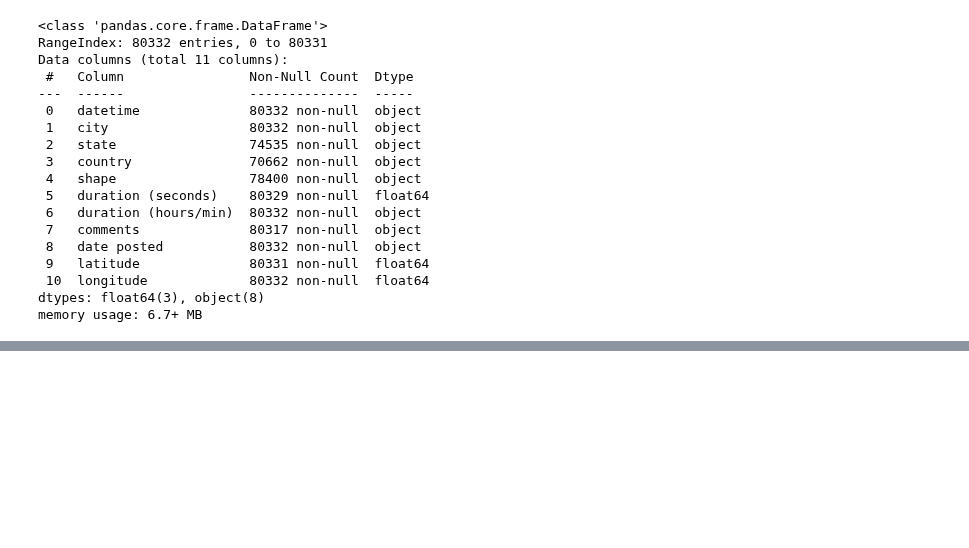
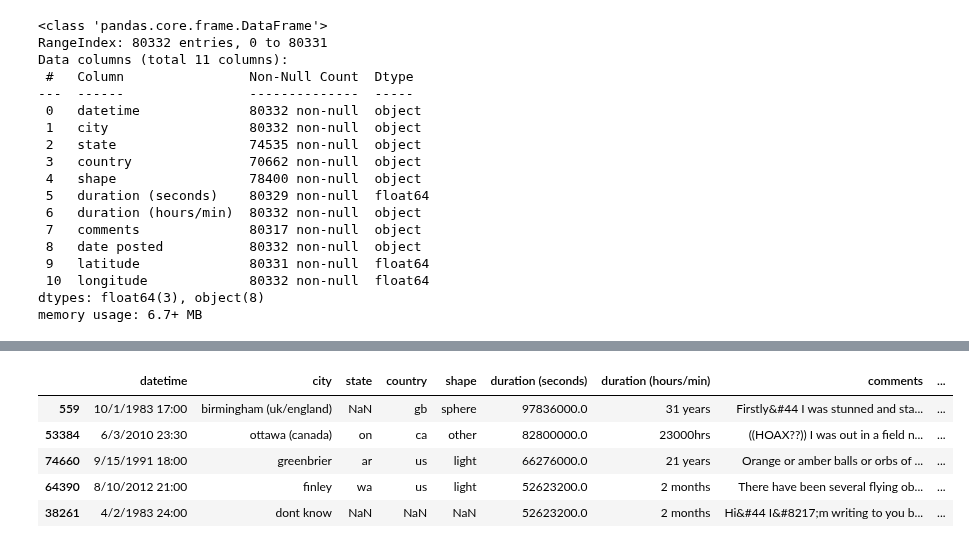
Before and after one commit to DavoodSZ1993/Python_Tutorial, a Jupyter notebook: pandas_tutorial.ipynb, the cells around one changed output, grey strips where cells are left out. Saved outputs shown, nothing was run; the diff lists cells and outputs as text; code cells hidden in the pictures; blank space fills up the shorter version.

```diff
--- a/pandas_tutorial.ipynb
+++ b/pandas_tutorial.ipynb
@@ -172,0 +185,10 @@ memory usage: 6.7+ MB
+# %%
+df = df.sort_values(['duration (seconds)', 'latitude'], ascending=False)
+df.head()
+# %% [output]
+|  | datetime | city | state | country | shape | duration (seconds) | duration (hours/min) | comments | ... |
+| 559 | 10/1/1983 17:00 | birmingham (uk/england) | NaN | gb | sphere | 97836000.0 | 31 years | Firstly&#44 I was stunned and sta... | ... |
+| 53384 | 6/3/2010 23:30 | ottawa (canada) | on | ca | other | 82800000.0 | 23000hrs | ((HOAX??)) I was out in a field n... | ... |
+| 74660 | 9/15/1991 18:00 | greenbrier | ar | us | light | 66276000.0 | 21 years | Orange or amber balls or orbs of ... | ... |
+| 64390 | 8/10/2012 21:00 | finley | wa | us | light | 52623200.0 | 2 months | There have been several flying ob... | ... |
+| 38261 | 4/2/1983 24:00 | dont know | NaN | NaN | NaN | 52623200.0 | 2 months | Hi&#44 I&#8217;m writing to you b... | ... |
```
Also changed, not shown: parts of 2 cells of this notebook.
